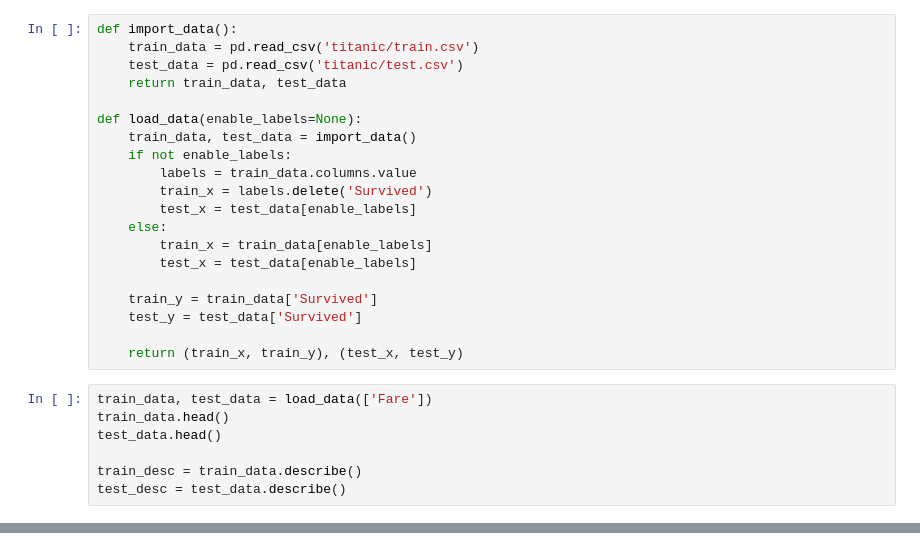
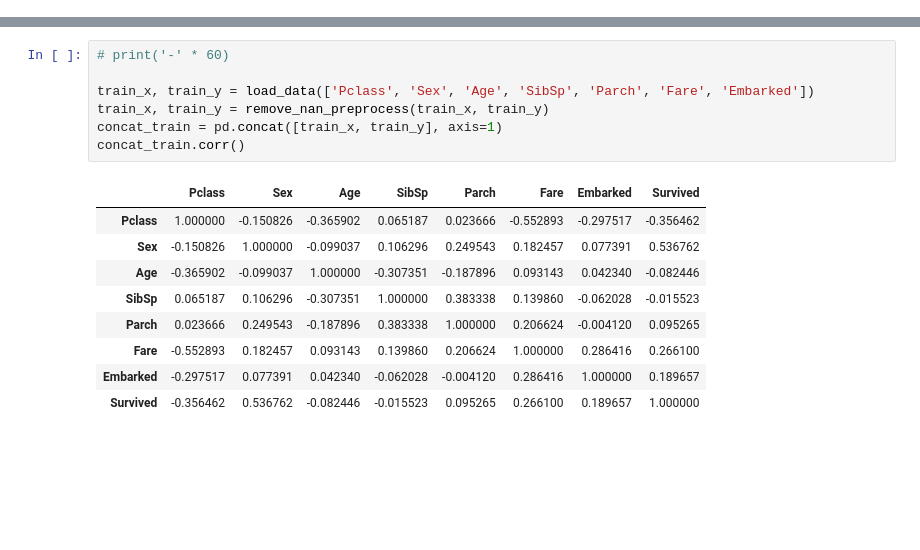
Before and after one commit to waroron/titanic, a Jupyter notebook: analyze.ipynb, the cells around one changed output, grey strips where cells are left out. Drawn from its saved outputs; the diff is of its cells as text; blank space fills up the shorter version.

```diff
--- a/analyze.ipynb
+++ b/analyze.ipynb
@@ -8,27 +13,0 @@ import torch.optim as optim
-# %%
-def import_data():
-    train_data = pd.read_csv('titanic/train.csv')
-    test_data = pd.read_csv('titanic/test.csv')
-    return train_data, test_data
-
-def load_data(enable_labels=None):
-    train_data, test_data = import_data()
-    if not enable_labels:
-        labels = train_data.columns.value
-        train_x = labels.delete('Survived')
-        test_x = test_data[enable_labels]
-    else:
-        train_x = train_data[enable_labels]
-        test_x = test_data[enable_labels]
-
-    train_y = train_data['Survived']
-    test_y = test_data['Survived']
-
-    return (train_x, train_y), (test_x, test_y)
-# %%
-train_data, test_data = load_data(['Fare'])
-train_data.head()
-test_data.head()
-
-train_desc = train_data.describe()
-test_desc = test_data.describe()
@@ -104,0 +499,17 @@ Name: Age, Length: 891, dtype: bool
+# %%
+# print('-' * 60)
+
+train_x, train_y = load_data(['Pclass', 'Sex', 'Age', 'SibSp', 'Parch', 'Fare', 'Embarked'])
+train_x, train_y = remove_nan_preprocess(train_x, train_y)
+concat_train = pd.concat([train_x, train_y], axis=1)
+concat_train.corr()
+# %% [output]
+|  | Pclass | Sex | Age | SibSp | Parch | Fare | Embarked | Survived |
+| Pclass | 1.000000 | -0.150826 | -0.365902 | 0.065187 | 0.023666 | -0.552893 | -0.297517 | -0.356462 |
+| Sex | -0.150826 | 1.000000 | -0.099037 | 0.106296 | 0.249543 | 0.182457 | 0.077391 | 0.536762 |
+| Age | -0.365902 | -0.099037 | 1.000000 | -0.307351 | -0.187896 | 0.093143 | 0.042340 | -0.082446 |
+| SibSp | 0.065187 | 0.106296 | -0.307351 | 1.000000 | 0.383338 | 0.139860 | -0.062028 | -0.015523 |
+| Parch | 0.023666 | 0.249543 | -0.187896 | 0.383338 | 1.000000 | 0.206624 | -0.004120 | 0.095265 |
+| Fare | -0.552893 | 0.182457 | 0.093143 | 0.139860 | 0.206624 | 1.000000 | 0.286416 | 0.266100 |
+| Embarked | -0.297517 | 0.077391 | 0.042340 | -0.062028 | -0.004120 | 0.286416 | 1.000000 | 0.189657 |
+| Survived | -0.356462 | 0.536762 | -0.082446 | -0.015523 | 0.095265 | 0.266100 | 0.189657 | 1.000000 |
```
Also changed, not shown: parts of 12 cells of this notebook, 4 other files.
